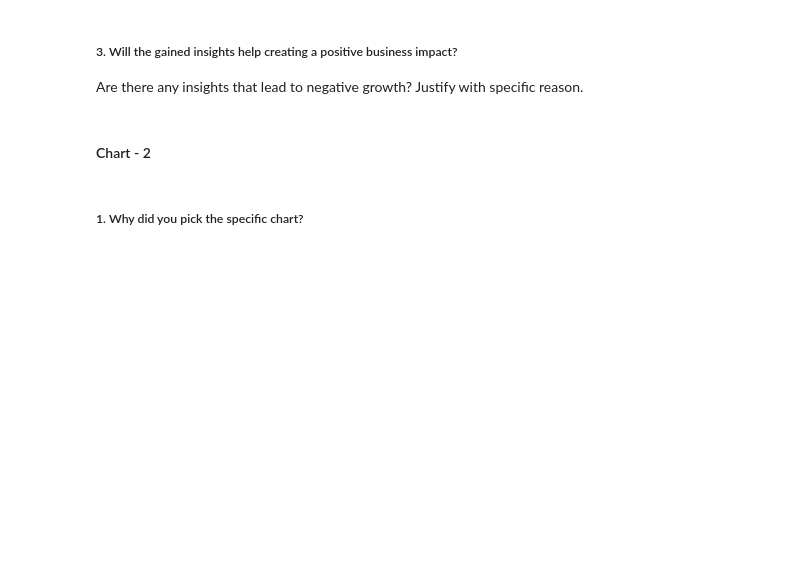
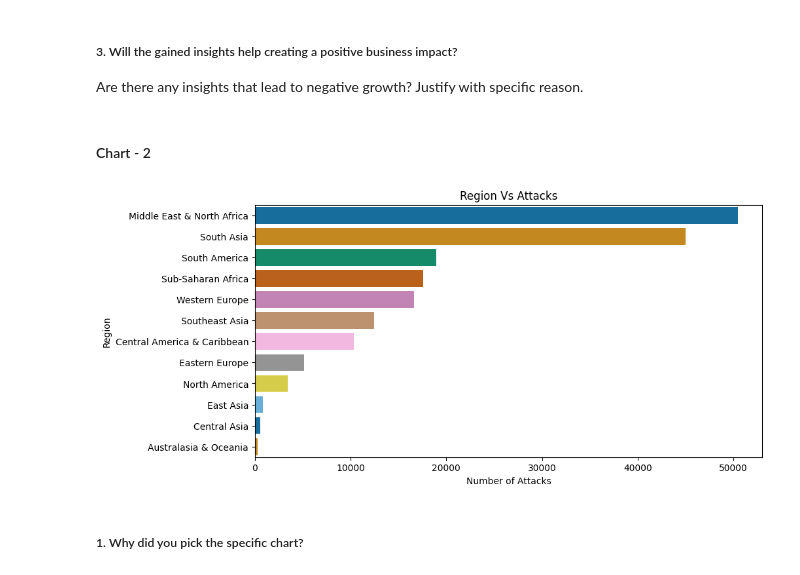
Before and after one commit to Mansi67/Global_Terrorism_Dataset_EDA, a Jupyter notebook: Global_Terrorism_Dataset_EDA.ipynb, the cells around one changed output. Drawn from its saved outputs; the diff is of its cells as text; code cells hidden in the pictures; blank space fills up the shorter version.

```diff
--- a/Global_Terrorism_Dataset_EDA.ipynb
+++ b/Global_Terrorism_Dataset_EDA.ipynb
@@ -218,13 +330,16 @@ x.index,x.values
 # %%
 # Chart - 2 visualization code
 x=df.groupby("Region")['eventid'].count().sort_values(ascending=False)
 plt.figure(figsize = (10,5))
-sns.barplot(x = x.values,
+ax=sns.barplot(x = x.values,
            y = x.index,palette='colorblind', orient='h')
 plt.ylabel('Region')
 plt.xlabel('Number of Attacks')
 plt.title('Region Vs Attacks')
+
 plt.show()
+# %% [output]
+[figure, added]
 # %% [markdown]
 ##### 1. Why did you pick the specific chart?
 # %% [markdown]
```
Also changed, not shown: parts of 29 cells of this notebook.
